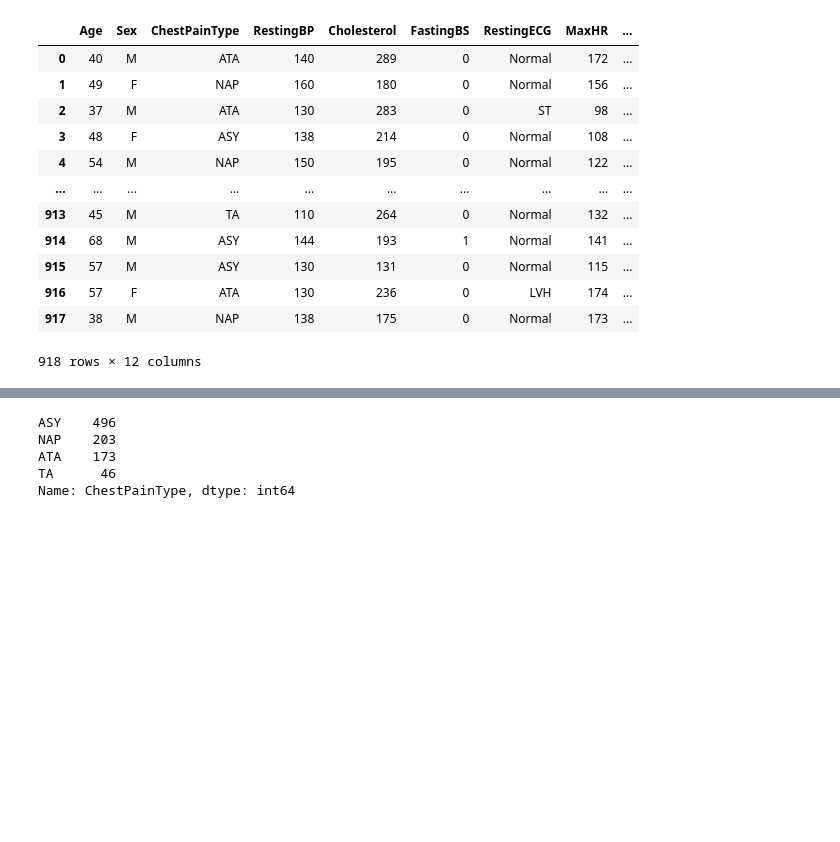
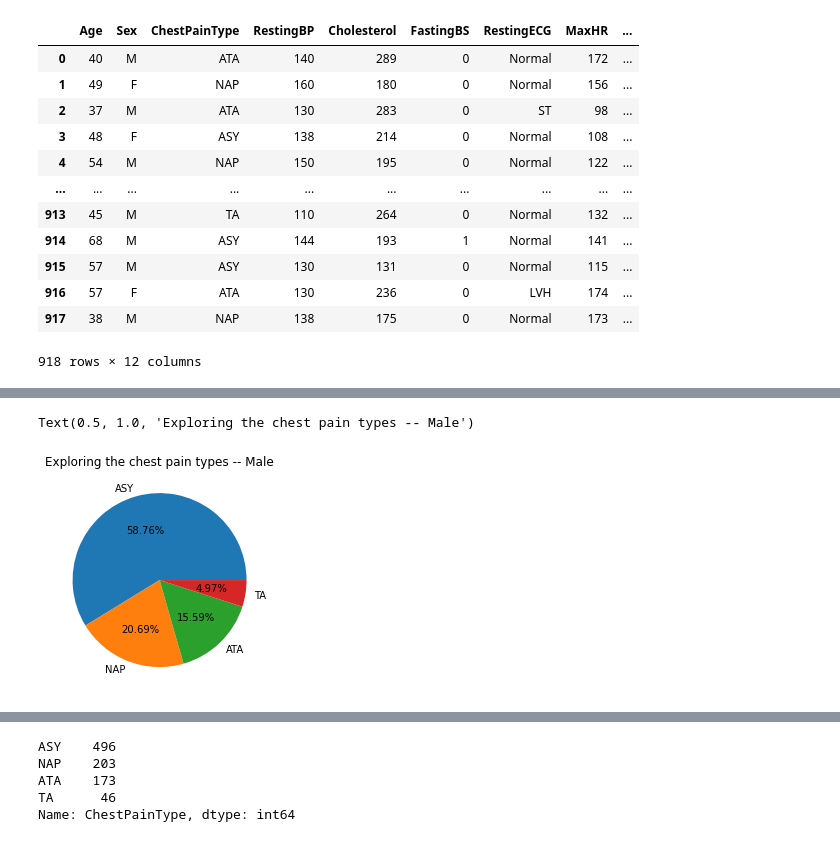
Before and after one commit to nickjaycarr88/heart_disease_prediction_machine_learning, a Jupyter notebook: heart2.ipynb, the cells around one changed output, grey strips where cells are left out. Cells and saved outputs as stored; diff of their text form; code cells hidden in the pictures; blank space fills up the shorter version.

```diff
--- a/heart2.ipynb
+++ b/heart2.ipynb
@@ -81,0 +113,4 @@ dtype: int64
+# %%
+#Set the genders apart to see if there is any findings
+heart_disease_data_male = heart_disease_data.loc[heart_disease_data.Sex=='M']
+heart_disease_data_female = heart_disease_data.loc[heart_disease_data.Sex=='F']
@@ -81,0 +126,9 @@ dtype: int64
+# %%
+#Exploring the chest pain types
+ChestPainType_pie_chart_index_M = heart_disease_data_male.ChestPainType.value_counts().index
+ChestPainType_pie_chart_values_M = heart_disease_data_male.ChestPainType.value_counts().values
+plt.pie(ChestPainType_pie_chart_values_M, labels=ChestPainType_pie_chart_index_M, autopct='%1.2f%%')
+plt.title("Exploring the chest pain types -- Male")
+# %% [output]
+Text(0.5, 1.0, 'Exploring the chest pain types -- Male')
+[figure, added]
```
Also changed, not shown: parts of 17 cells of this notebook, 6 other files.
